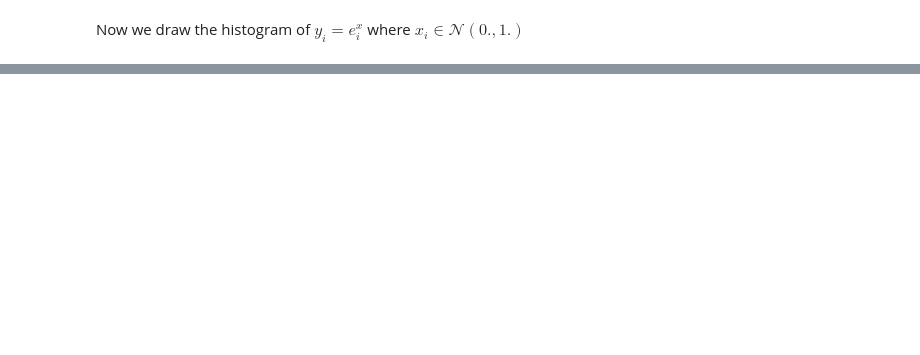
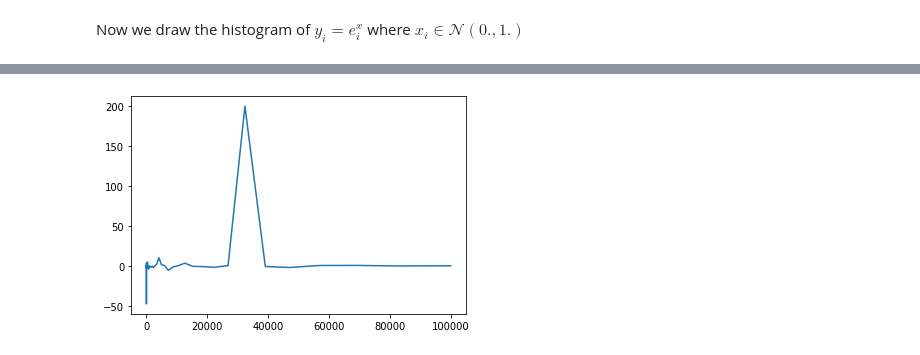
Before and after one commit to olokobayusuf/uncertainty-quant, a Jupyter notebook: probability.ipynb, the cells around one changed output, grey strips where cells are left out. Saved outputs shown, nothing was run; the diff lists cells and outputs as text; code cells hidden in the pictures; blank space fills up the shorter version.

```diff
--- a/probability.ipynb
+++ b/probability.ipynb
@@ -46,5 +53,0 @@ Now, we sample from $\mathcal{U}(0., 1.)$
-# %%
-from numpy.random import uniform
-
-N = 1000
-samples = uniform(size=N)
@@ -50,0 +70,20 @@ samples = uniform(size=N)
+# %%
+from numpy import mean, int32, logspace, pi, tan
+from numpy.random import uniform
+
+def generate_cauchy_density (size):
+    # Draw uniform samples
+    samples = uniform(size=size)
+    # Transform to Cauchy density
+    return tan(pi * (samples - .5))
+
+# Plot sample count vs. mean
+N = 50
+sizes = logspace(1., 5., num=N, dtype=int32)
+means = [mean(generate_cauchy_density(size)) for size in sizes]
+
+# Plot
+plt.plot(sizes, means)
+plt.show()
+# %% [output]
+[figure, added]
```
Also changed, not shown: parts of 7 cells of this notebook, 1 other file.
